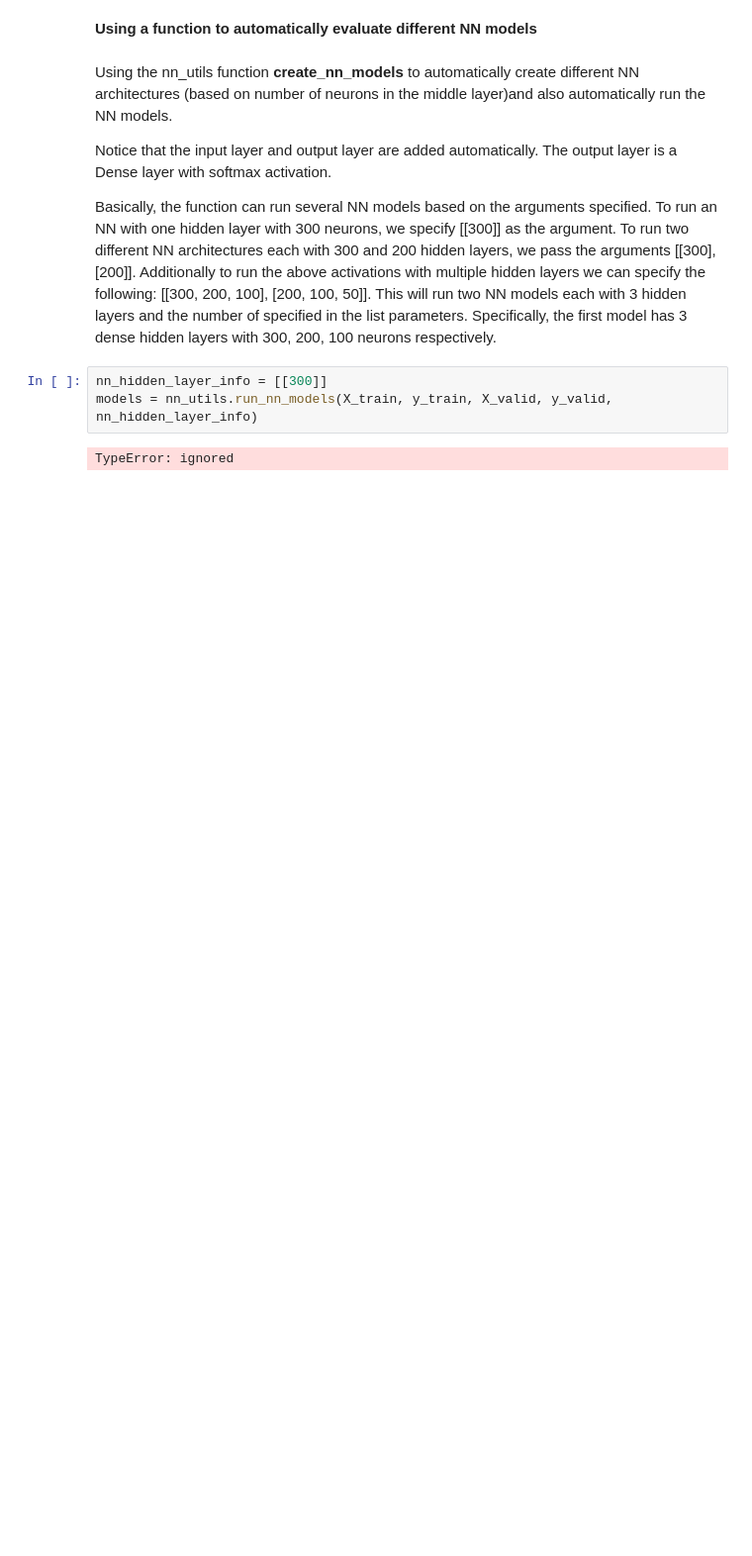
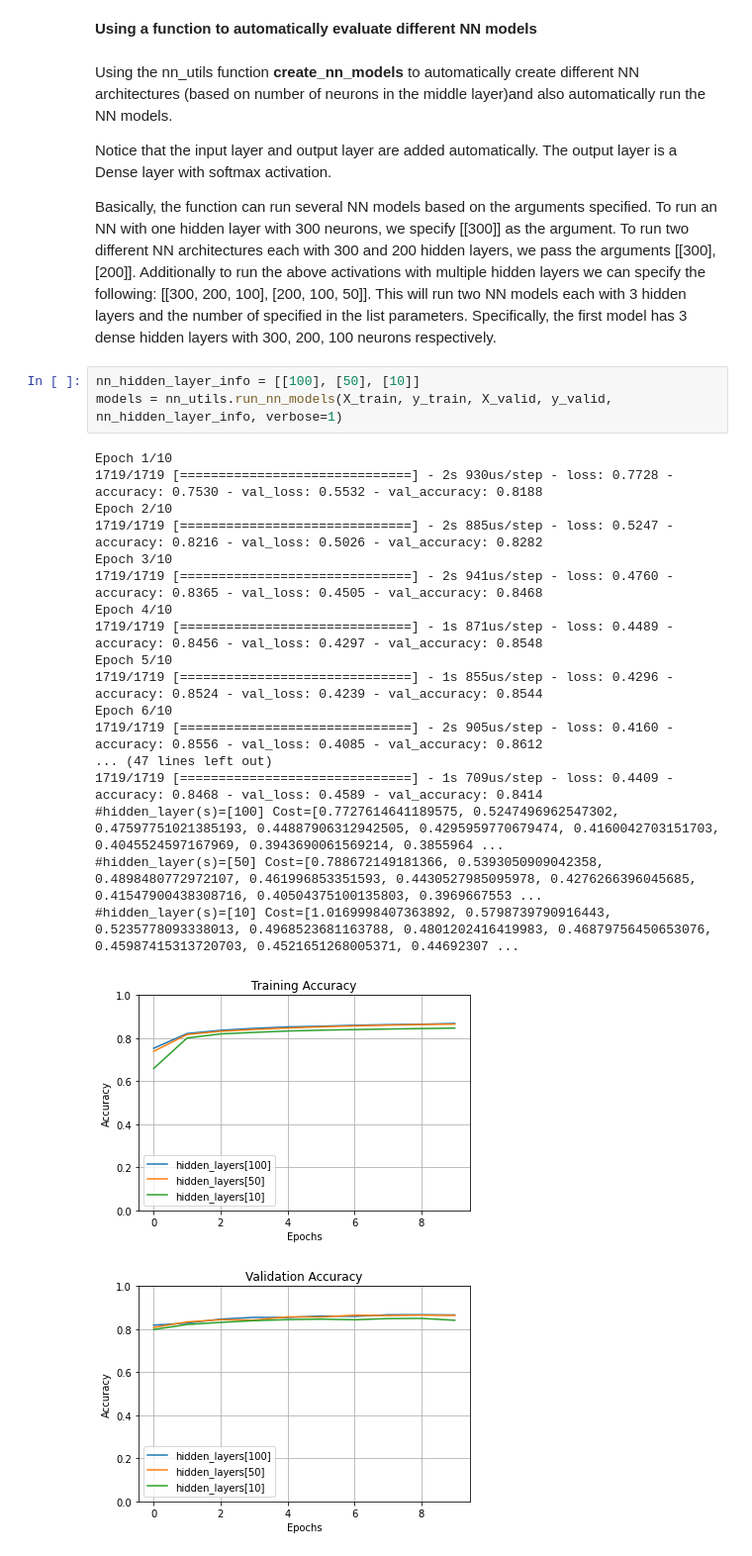
Before and after one commit to jeosol/aiml, a Jupyter notebook: fashion_mnist_analyses.ipynb, the cells around one changed output. Shown at 99% size. Cells and saved outputs as stored; diff of their text form; blank space fills up the shorter version.

```diff
--- a/fashion_mnist_analyses.ipynb
+++ b/fashion_mnist_analyses.ipynb
@@ -113,7 +100,25 @@ Notice that the input layer and output layer are added automatically. The output
 Basically, the function can run several NN models based on the arguments specified. To run an NN with one hidden layer with 300 neurons, we specify [[300]] as the argument. To run two different NN architectures each with 300 and 200 hidden layers, we pass the arguments [[300], [200]]. Additionally to run the above activations with multiple hidden layers we can specify the following:
 [[300, 200, 100], [200, 100, 50]]. This will run two NN models each with 3 hidden layers and the number of specified in the list parameters. Specifically, the first model has 3 dense hidden layers with 300, 200, 100 neurons respectively.
 # %%
-nn_hidden_layer_info = [[300]]
-models = nn_utils.run_nn_models(X_train, y_train, X_valid, y_valid, nn_hidden_layer_info)
+nn_hidden_layer_info = [[100], [50], [10]]
+models = nn_utils.run_nn_models(X_train, y_train, X_valid, y_valid, nn_hidden_layer_info, verbose=1)
 # %% [output]
-TypeError: ignored
+Epoch 1/10
+1719/1719 [==============================] - 2s 930us/step - loss: 0.7728 - accuracy: 0.7530 - val_loss: 0.5532 - val_accuracy: 0.8188
+Epoch 2/10
+1719/1719 [==============================] - 2s 885us/step - loss: 0.5247 - accuracy: 0.8216 - val_loss: 0.5026 - val_accuracy: 0.8282
+Epoch 3/10
+1719/1719 [==============================] - 2s 941us/step - loss: 0.4760 - accuracy: 0.8365 - val_loss: 0.4505 - val_accuracy: 0.8468
+Epoch 4/10
+1719/1719 [==============================] - 1s 871us/step - loss: 0.4489 - accuracy: 0.8456 - val_loss: 0.4297 - val_accuracy: 0.8548
+Epoch 5/10
+1719/1719 [==============================] - 1s 855us/step - loss: 0.4296 - accuracy: 0.8524 - val_loss: 0.4239 - val_accuracy: 0.8544
+Epoch 6/10
+1719/1719 [==============================] - 2s 905us/step - loss: 0.4160 - accuracy: 0.8556 - val_loss: 0.4085 - val_accuracy: 0.8612
+... (47 lines left out)
+1719/1719 [==============================] - 1s 709us/step - loss: 0.4409 - accuracy: 0.8468 - val_loss: 0.4589 - val_accuracy: 0.8414
+#hidden_layer(s)=[100] Cost=[0.7727614641189575, 0.5247496962547302, 0.47597751021385193, 0.44887906312942505, 0.4295959770679474, 0.4160042703151703, 0.4045524597167969, 0.3943690061569214, 0.3855964 ...
+#hidden_layer(s)=[50] Cost=[0.788672149181366, 0.5393050909042358, 0.4898480772972107, 0.461996853351593, 0.4430527985095978, 0.4276266396045685, 0.41547900438308716, 0.40504375100135803, 0.3969667553 ...
+#hidden_layer(s)=[10] Cost=[1.0169998407363892, 0.5798739790916443, 0.5235778093338013, 0.4968523681163788, 0.4801202416419983, 0.46879756450653076, 0.45987415313720703, 0.4521651268005371, 0.44692307 ...
+[figure, added]
+[figure, added]
```
Also changed, not shown: parts of 8 cells of this notebook.
